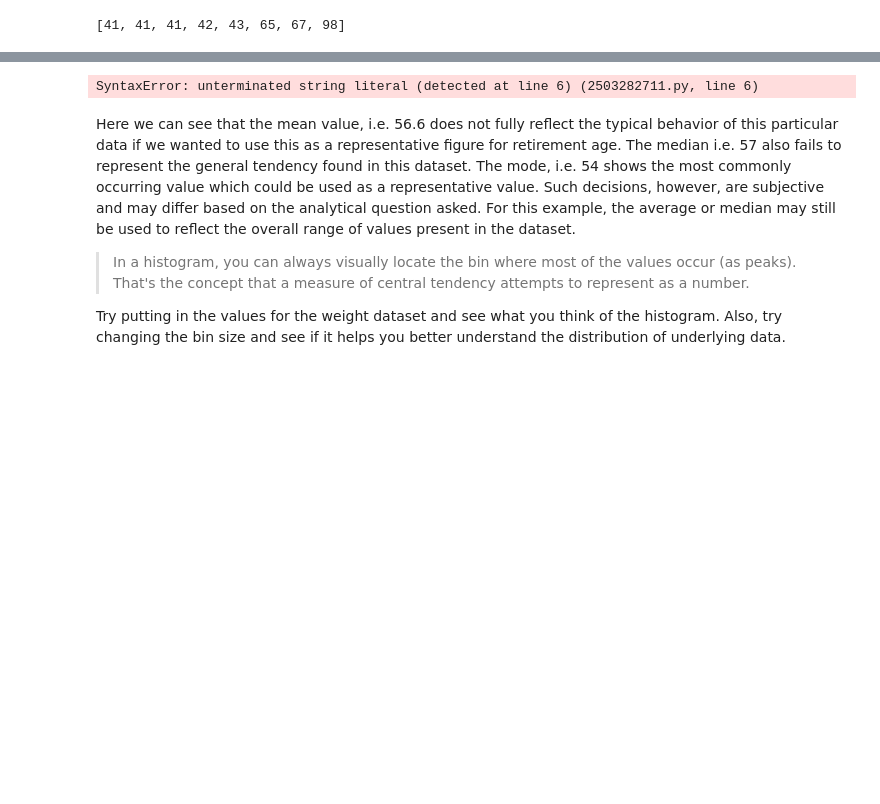
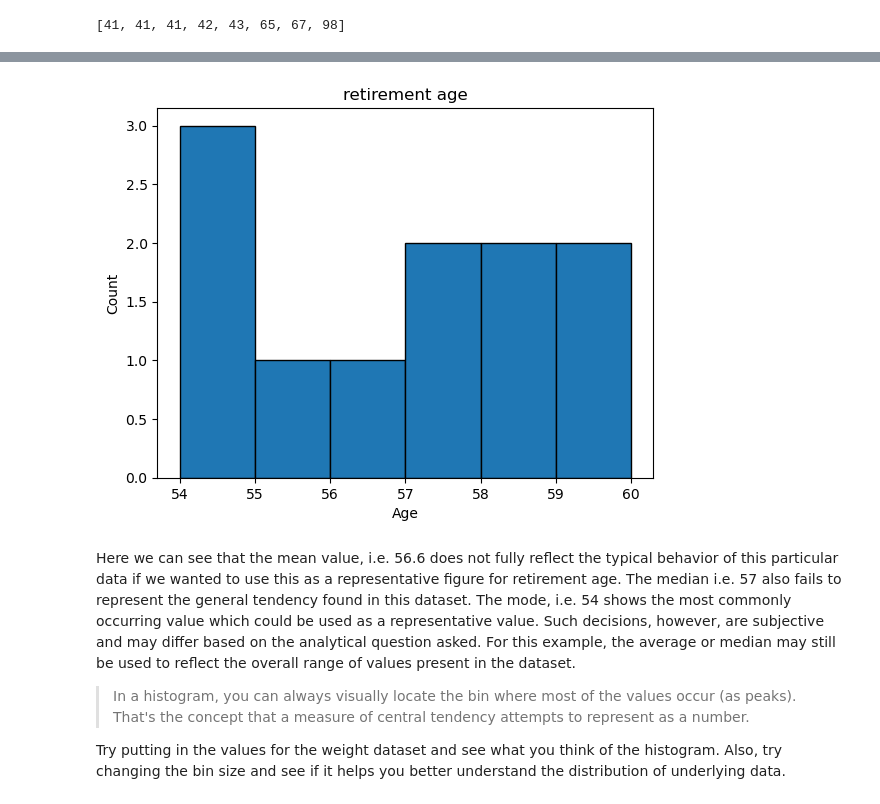
Before and after one commit to shimuli2011/dsc-measures-of-central-tendency, a Jupyter notebook: index.ipynb, the cells around one changed output, grey strips where cells are left out. Saved outputs shown, nothing was run; the diff lists cells and outputs as text; code cells hidden in the pictures; blank space fills up the shorter version.

```diff
--- a/index.ipynb
+++ b/index.ipynb
@@ -204,14 +212,14 @@ plt.title("Retirement Ages");
 # %%
 bins = 6
-plt.hist(x, bins=bins, edgevcolor="black",);
+plt.hist(x, bins=bins, edgecolor="black",);
 #plt.show()
 plt.title('retirement age')
-plt.xlabel('age')
-plt.ylabel('count")
-plt.
+plt.xlabel('Age')
+plt.ylabel('Count');
+#plt.
 #plt.ylim
 # %% [output]
-SyntaxError: unterminated string literal (detected at line 6) (2503282711.py, line 6)
+[figure, added]
 # %% [markdown]
 Here we can see that the mean value, i.e. 56.6 does not fully reflect the typical behavior of this particular data if we wanted to use this as a representative figure for retirement age. The median i.e. 57 also fails to represent the general tendency found in this dataset. The mode, i.e. 54 shows the most commonly occurring value which could be used as a representative value. Such decisions, however, are subjective and may differ based on the analytical question asked. For this example, the average or median may still be used to reflect the overall range of values present in the dataset.
 
```
Also changed, not shown: parts of 3 cells of this notebook.
